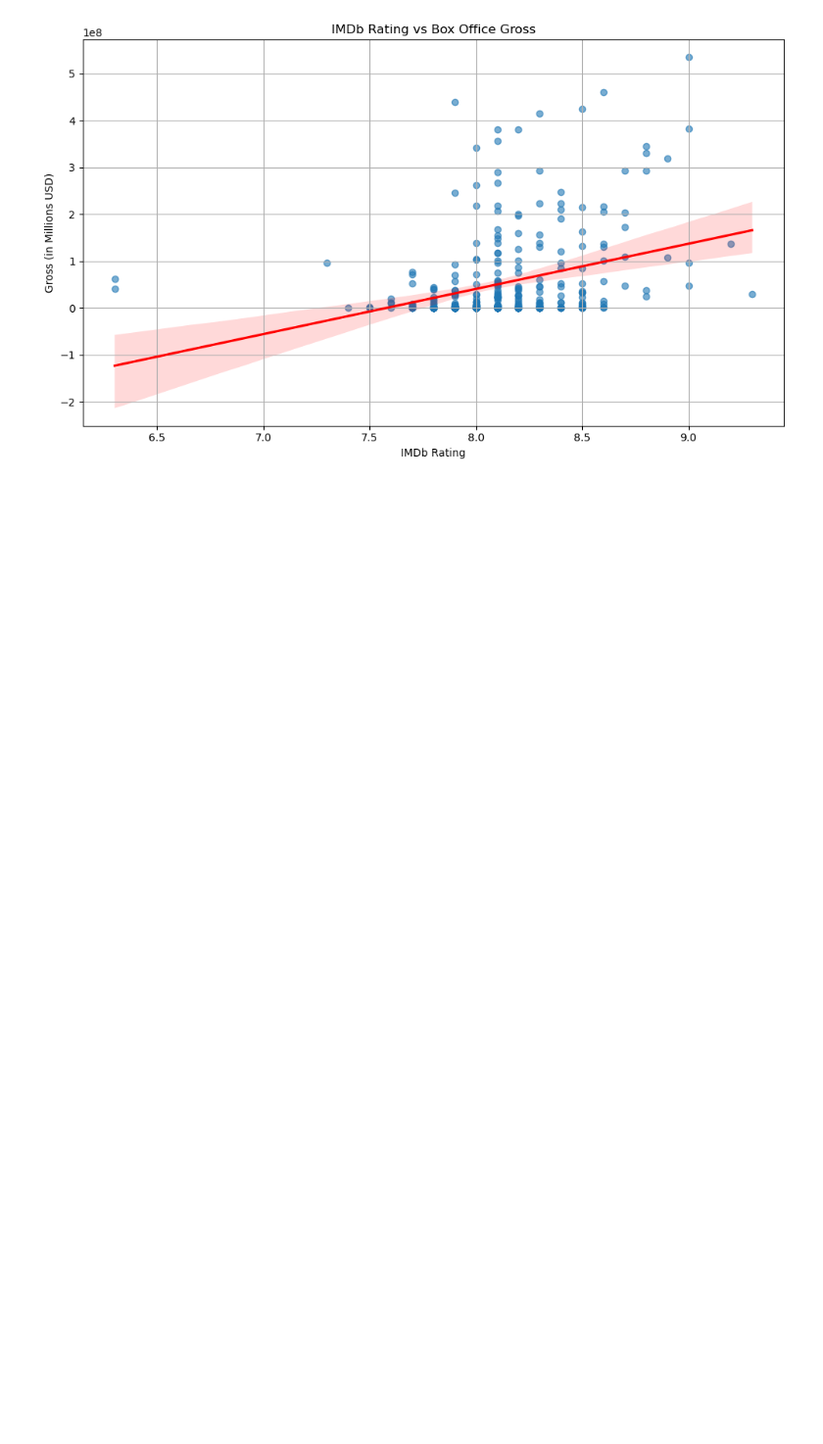
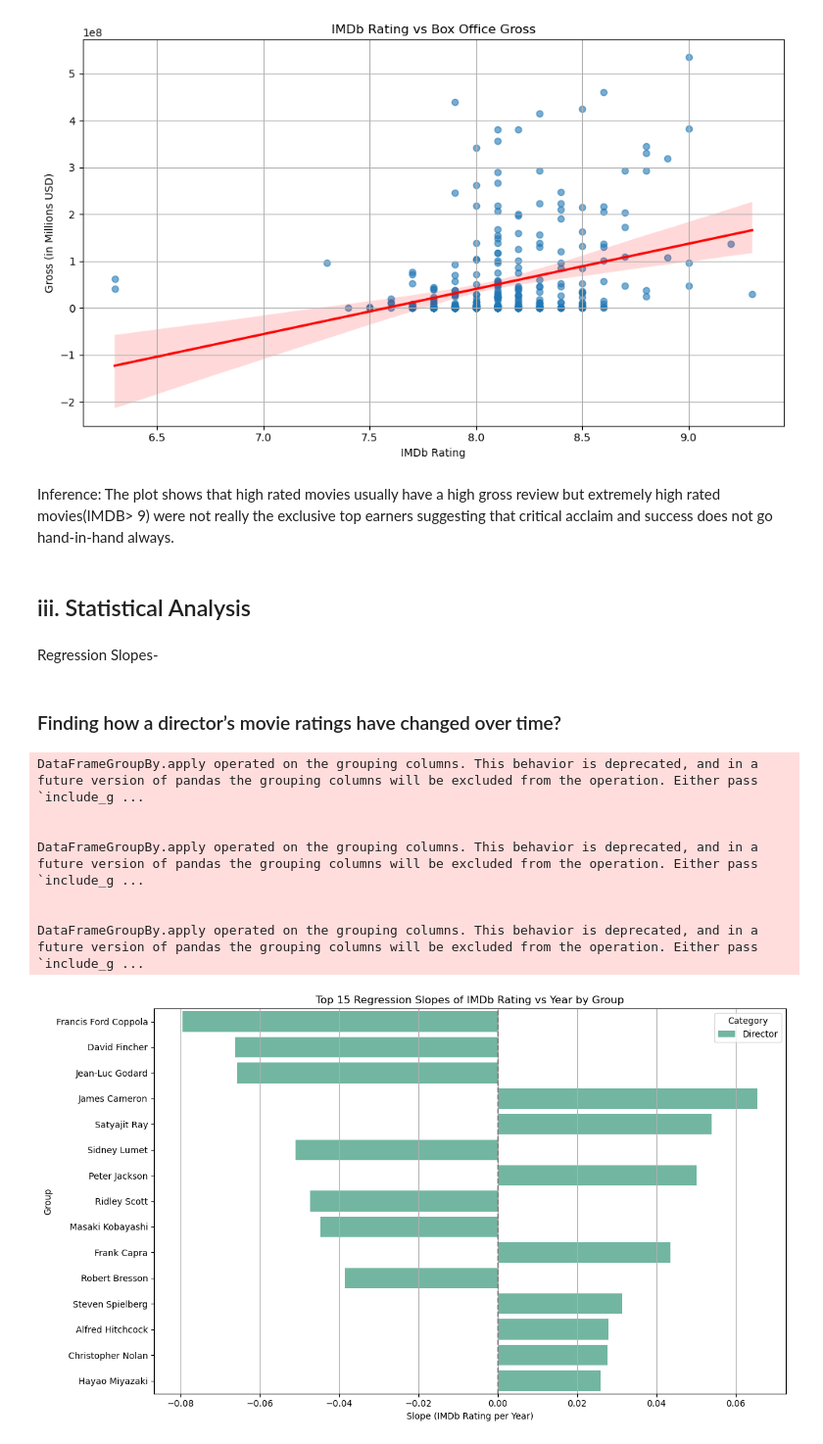
Before and after one commit to Janhavi1405/Web-Scraping-EDA--IMDB-Project, a Jupyter notebook: EDA.ipynb, the cells around one changed output. Shown at 98% size. Saved outputs shown, nothing was run; the diff lists cells and outputs as text; code cells hidden in the pictures; blank space fills up the shorter version.

```diff
--- a/EDA.ipynb
+++ b/EDA.ipynb
@@ -118,6 +120,4 @@ df_movies['Votes'] = df_movies['Votes'].fillna(df_movies['Votes'].median())
 # %% [markdown]
 ##### Gross- convert object to int
-# %%
-df_movies['Gross'] = df_movies['Gross'].replace('No info', np.nan)
 # %%
 df_movies['Gross'] = df_movies['Gross'].str.replace('$', '', regex=False).str.replace(',', '', regex=False)
@@ -953,3 +949,58 @@ plt.tight_layout()
 plt.show()
 # %% [output]
 [figure]
+# %% [markdown]
+Inference: The plot shows that high rated movies usually have a high gross review but extremely  high rated movies(IMDB> 9) were not really the exclusive top earners suggesting that critical acclaim and success does not go hand-in-hand always.
+# %% [markdown]
+## iii. Statistical Analysis
+# %% [markdown]
+Regression Slopes-
+# %% [markdown]
+### Finding how a director’s movie ratings have changed over time?
+# %%
+def compute_slope(group_df):
+    if group_df['Year'].nunique() > 1:
+        slope, _, _, _, _ = linregress(group_df['Year'], group_df['IMDb_Rating'])
+        return slope
+    return None
+
+slopes_by_rated = df_movies.groupby('Rated').apply(compute_slope).dropna().reset_index()
+slopes_by_rated.columns = ['Group', 'Regression_Slope']
+slopes_by_rated['Category'] = 'Rated'
+df_genre = df_movies.copy()
+df_genre = df_genre.dropna(subset=['Genre'])
+df_genre['Genre'] = df_genre['Genre'].str.split(', ')
+df_genre = df_genre.explode('Genre')
+slopes_by_genre = df_genre.groupby('Genre').apply(compute_slope).dropna().reset_index()
+slopes_by_genre.columns = ['Group', 'Regression_Slope']
+slopes_by_genre['Category'] = 'Genre'
+
+#Slopes by Director (only if they directed ≥ 3 movies)
+df_director = df_movies.copy()
+director_counts = df_director['Director'].value_counts()
+eligible_directors = director_counts[director_counts >= 3].index
+df_director = df_director[df_director['Director'].isin(eligible_directors)]
+slopes_by_director = df_director.groupby('Director').apply(compute_slope).dropna().reset_index()
+slopes_by_director.columns = ['Group', 'Regression_Slope']
+slopes_by_director['Category'] = 'Director'
+slopes_combined = pd.concat([slopes_by_rated, slopes_by_genre, slopes_by_director], ignore_index=True)
+top_slopes = slopes_combined.reindex(slopes_combined['Regression_Slope'].abs().sort_values(ascending=False).index).head(15)
+
+plt.figure(figsize=(12, 7))
+sns.barplot(data=top_slopes, x='Regression_Slope', y='Group', hue='Category', dodge=False, palette='Set2')
+plt.axvline(0, color='gray', linestyle='--')
+plt.title('Top 15 Regression Slopes of IMDb Rating vs Year by Group')
+plt.xlabel('Slope (IMDb Rating per Year)')
+plt.ylabel('Group')
+plt.grid(True, axis='x')
+plt.tight_layout()
+plt.show()
+# %% [output]
+DataFrameGroupBy.apply operated on the grouping columns. This behavior is deprecated, and in a future version of pandas the grouping columns will be excluded from the operation. Either pass `include_g ...
+
+
+DataFrameGroupBy.apply operated on the grouping columns. This behavior is deprecated, and in a future version of pandas the grouping columns will be excluded from the operation. Either pass `include_g ...
+
+
+DataFrameGroupBy.apply operated on the grouping columns. This behavior is deprecated, and in a future version of pandas the grouping columns will be excluded from the operation. Either pass `include_g ...
+[figure, added]
```
Also changed, not shown: parts of 93 cells of this notebook, 13 other files.
